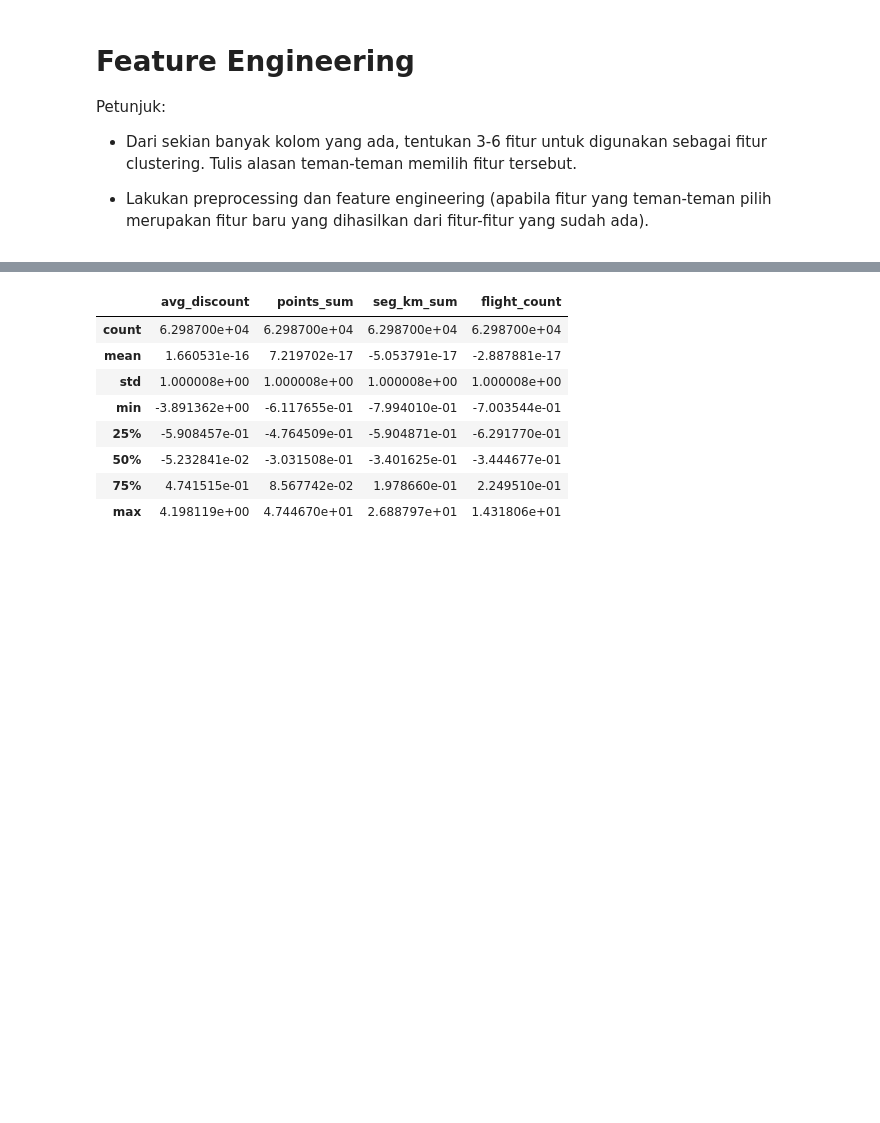
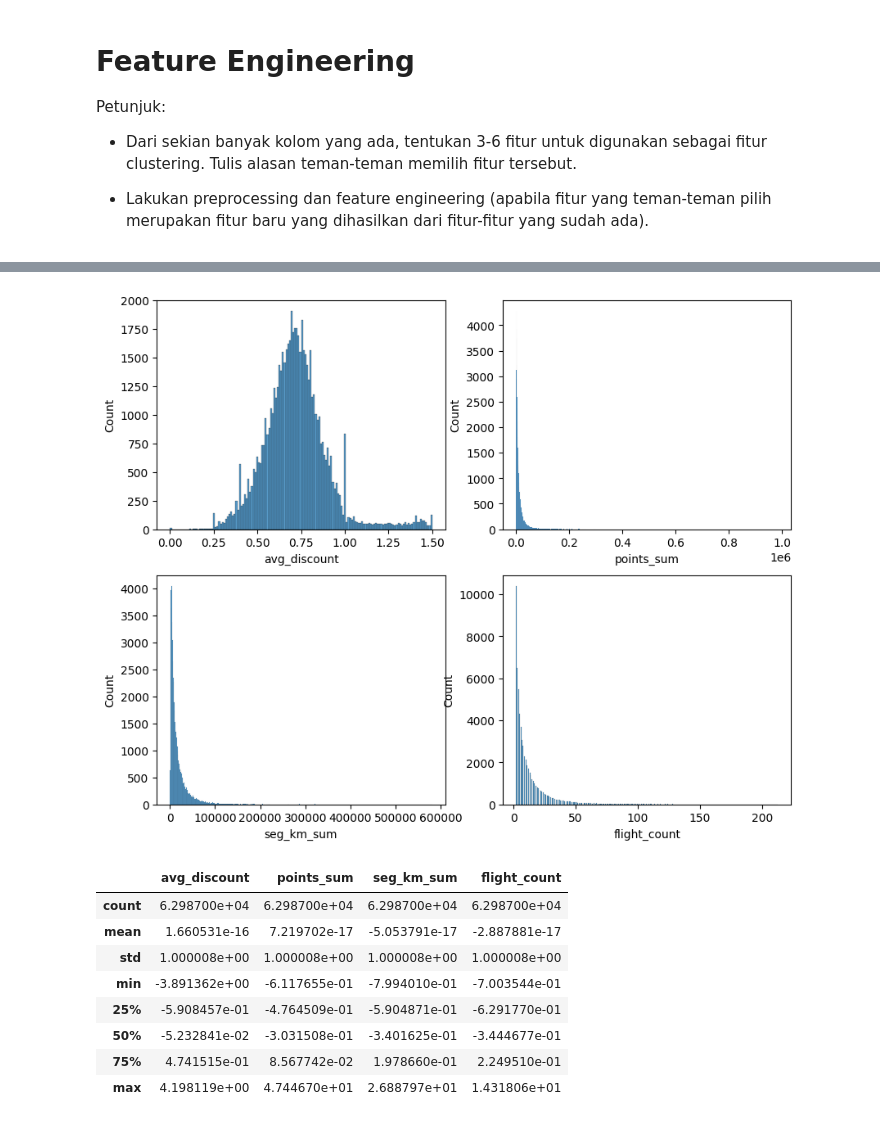
Before and after one commit to mezkymy/airline-cv-analysis, a Jupyter notebook: airline_cust_value_analysis.ipynb, the cells around one changed output, grey strips where cells are left out. Saved outputs shown, nothing was run; the diff lists cells and outputs as text; code cells hidden in the pictures; blank space fills up the shorter version.

Commit message:
add visualization to feature skewness

```diff
--- a/airline_cust_value_analysis.ipynb
+++ b/airline_cust_value_analysis.ipynb
@@ -429,3 +441,15 @@ clustering_df = df[['avg_discount', 'points_sum', 'seg_km_sum', 'flight_count']]
+# %%
+# Check Skewness
+fig, axs = plt.subplots(2, 2, figsize=(10, 8))
+
+sns.histplot(data=clustering_df, x="avg_discount", ax=axs[0, 0])
+sns.histplot(data=clustering_df, x="points_sum", ax=axs[0, 1])
+sns.histplot(data=clustering_df, x="seg_km_sum", ax=axs[1, 0])
+sns.histplot(data=clustering_df, x="flight_count", ax=axs[1, 1])
+
+plt.show()
+# %% [output]
+[figure, added]
 # %%
 from sklearn.preprocessing import StandardScaler
 
```
Also changed, not shown: parts of 7 cells of this notebook.
